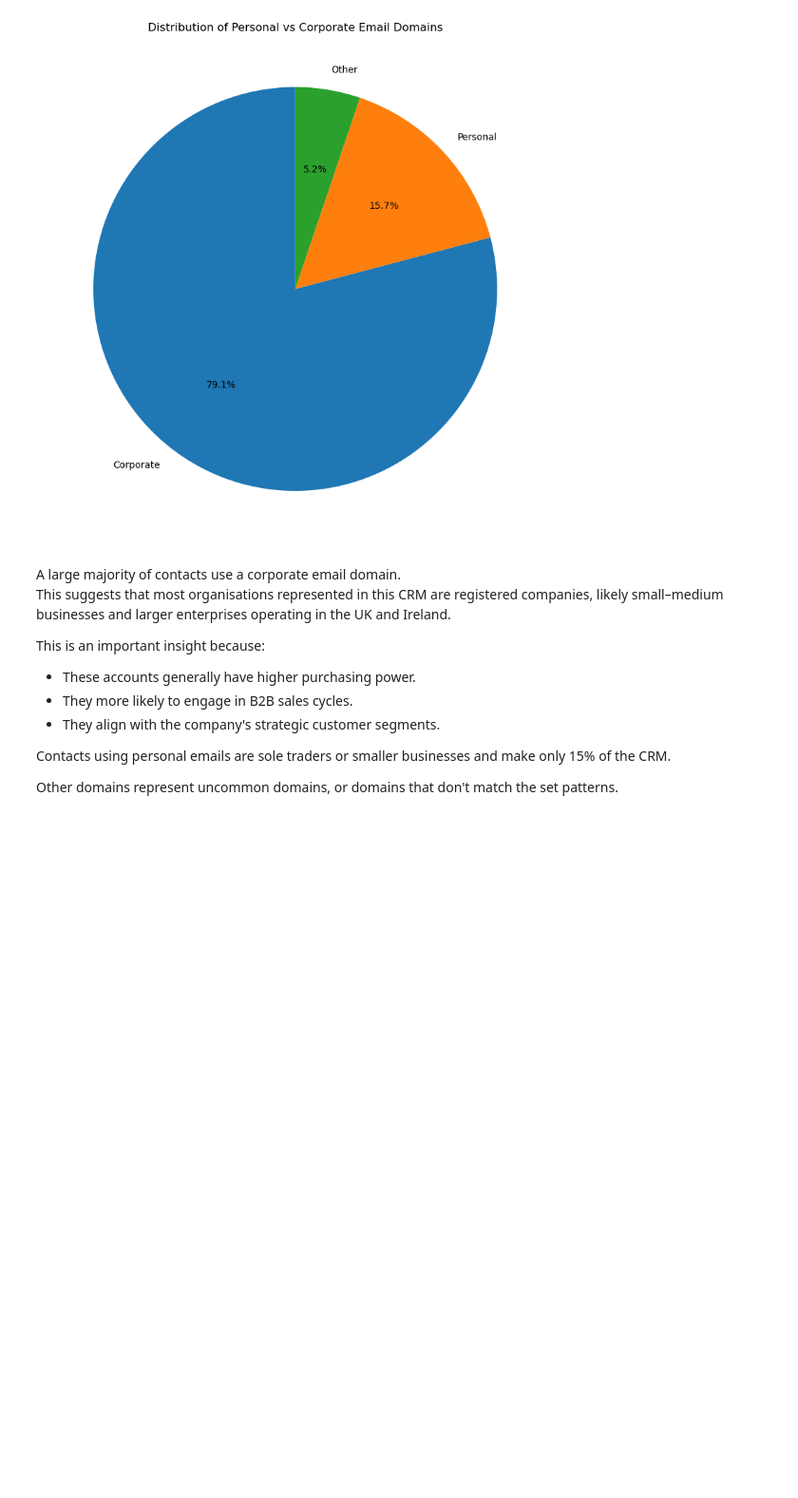
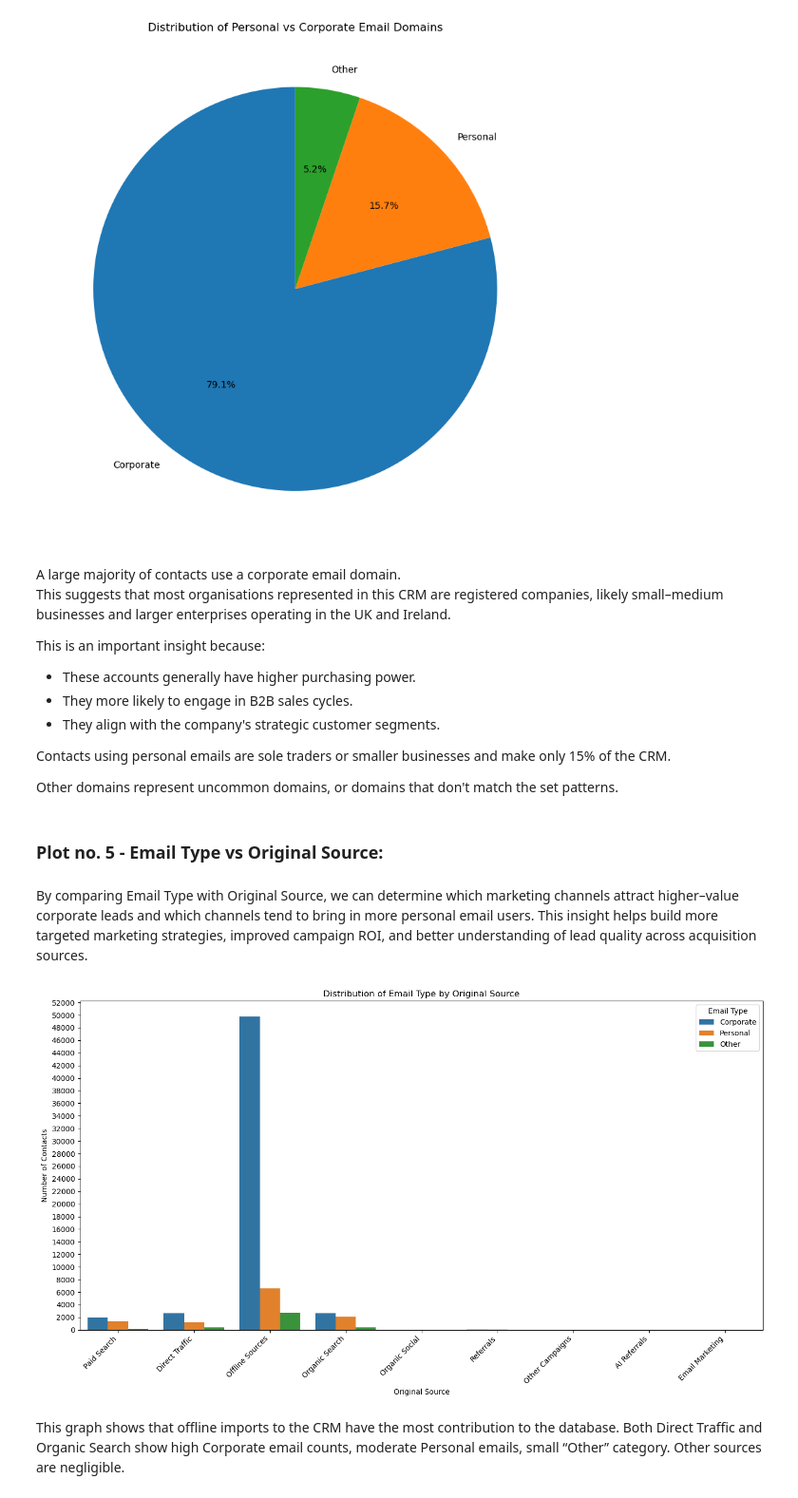
Before and after one commit to tihana-gray/pfda-big_project, a Jupyter notebook: contact_database_analysis.ipynb, the cells around one changed output. Shown at 95% size. Saved outputs shown, nothing was run; the diff lists cells and outputs as text; code cells hidden in the pictures; blank space fills up the shorter version.

Commit message:
Plot no. 5 - Email Type vs Original Source

```diff
--- a/contact_database_analysis.ipynb
+++ b/contact_database_analysis.ipynb
@@ -710,3 +710,55 @@ This is an important insight because:
 Contacts using personal emails are sole traders or smaller businesses and make only 15% of the CRM.
 
 Other domains represent uncommon domains, or domains that don't match the set patterns.
+# %% [markdown]
+### Plot no. 5 - Email Type vs Original Source:
+# %% [markdown]
+By comparing Email Type with Original Source, we can determine which marketing channels attract higher–value corporate leads and which channels tend to bring in more personal email users. This insight helps build more targeted marketing strategies, improved campaign ROI, and better understanding of lead quality across acquisition sources.
+# %%
+# Selecting only the columns needed for this plot
+email_source_df = df[['Email Type', 'Original Source']].dropna()
+# .dropna() removes rows with missing values in these columns.
+# Reference: https://pandas.pydata.org/docs/reference/api/pandas.DataFrame.dropna.html
+
+# Creating the Seaborn bar chart
+plt.figure(figsize=(14, 8))
+# Reference: https://matplotlib.org/stable/api/_as_gen/matplotlib.pyplot.figure.html
+
+ax = sns.countplot(
+    data=email_source_df,
+    x='Original Source',
+    hue='Email Type'
+)
+# seaborn.countplot creates a bar chart where each bar represents the count of a category.
+# Reference: https://seaborn.pydata.org/generated/seaborn.countplot.html
+
+# Rotating x-axis labels for readability
+plt.xticks(rotation=45, ha='right')
+# Reference: https://matplotlib.org/stable/api/_as_gen/matplotlib.pyplot.xticks.html
+
+# Setting ticks as per previous plots
+ax.yaxis.set_major_locator(ticker.MultipleLocator(2000))
+# MultipleLocator sets ticks at fixed intervals.
+# Reference: https://matplotlib.org/stable/gallery/ticks/tick-locators.html
+
+plt.xlabel('Original Source')
+# Reference: https://matplotlib.org/stable/api/_as_gen/matplotlib.pyplot.xlabel.html
+
+plt.ylabel('Number of Contacts')
+# Reference: https://matplotlib.org/stable/api/_as_gen/matplotlib.pyplot.ylabel.html
+
+plt.title('Distribution of Email Type by Original Source')
+# Reference: https://matplotlib.org/stable/api/_as_gen/matplotlib.pyplot.title.html
+
+plt.tight_layout()
+# Reference: https://matplotlib.org/stable/api/_as_gen/matplotlib.pyplot.tight_layout.html
+
+plt.savefig("plots/email_type_vs_original_source.png", dpi=300, bbox_inches='tight')
+# Reference: https://matplotlib.org/stable/api/_as_gen/matplotlib.pyplot.savefig.html
+
+plt.show()
+# Reference: https://matplotlib.org/stable/api/_as_gen/matplotlib.pyplot.show.html
+# %% [output]
+[figure, added]
+# %% [markdown]
+This graph shows that offline imports to the CRM have the most contribution to the database. Both Direct Traffic and Organic Search show high Corporate email counts, moderate Personal emails, small “Other” category. Other sources are negligible.
```
Also changed, not shown: 1 other file.
